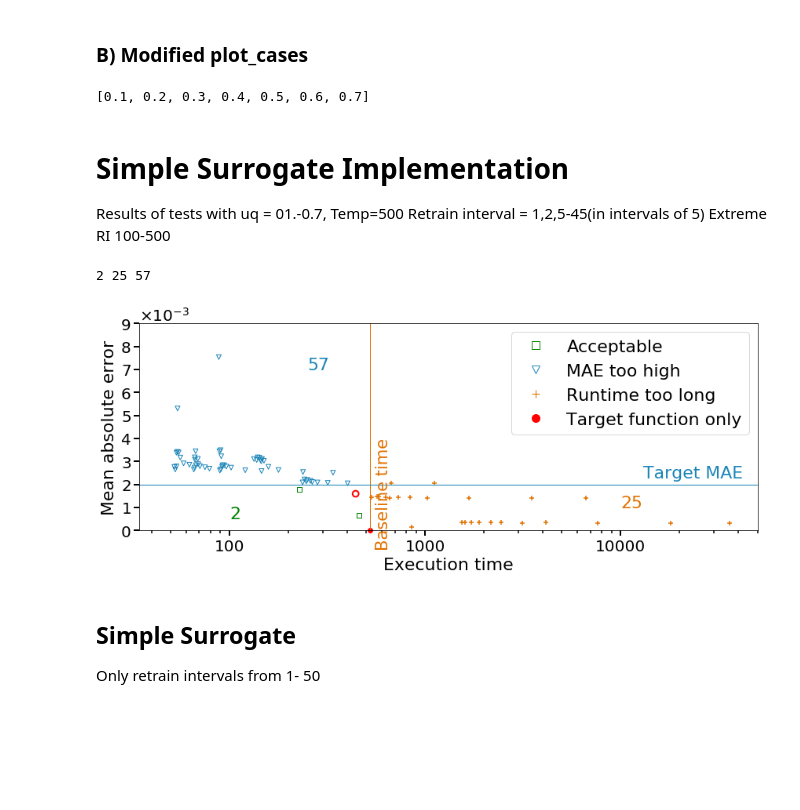
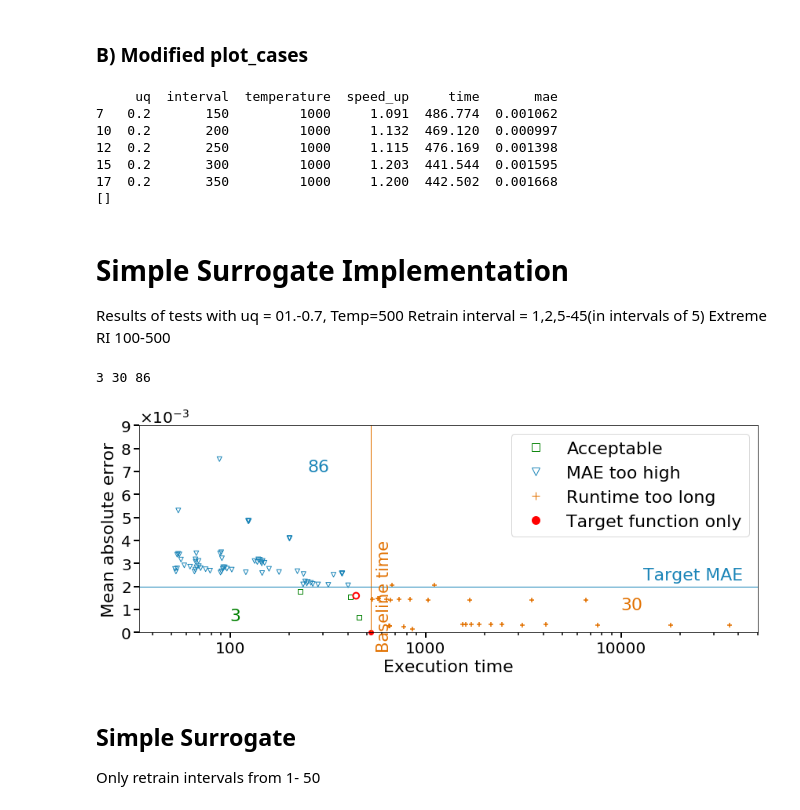
Before and after one commit to YulianaGomez/proxima_analysis, a Jupyter notebook: notebooks/Integrated.ipynb, the cells around one changed output. Drawn from its saved outputs; the diff is of its cells as text; code cells hidden in the pictures; blank space fills up the shorter version.

```diff
--- a/notebooks/Integrated.ipynb
+++ b/notebooks/Integrated.ipynb
@@ -34,8 +34,10 @@ experiments = [
     'SS_RI300', ## Simple Surrogate with RI 300
     'SS-UQ02_I50', ## Simple surrogate, uq: 0.2, All temps, RI: 50
     'SS-UQall_I50', ## Simple surrogate,, all UQ, Temp: 500, RI: 50
-    'surrogate-all_params', ## Simple surrogate, all uq, all temps, RI: 1,50, 100,500
+    'surrogate-all_params', ## Simple surrogate, all uq, 500,1000K, RI: 1,50(for 500K), 100,500(1000K)
     'dyn_nostreak', ##Proxima - dynamic alpha, no surrogate streak option
+    'SS-500k_allparams', ## Simple surrogate, all uq, 500k, RI: 1,50, 100-500
+
 ]
 root_path = '../proxima_data'
 # %% [markdown]
@@ -165,13 +168,23 @@ def _plot_cases_adapted(cases): #df_a, df_b, df_c, df_d):
 
     plt.tight_layout()
 # %%
-#r = results['surrogate-all_params']
-#print(r[(r['time']<523.21) & (r['mae']<0.002) & (r['temperature']==500)])
-df = results['surrogate-all_params']
+#data = 'SS-500k_allparams'
+data = 'surrogate-all_params'
+r = results[data]
+tg_time = 523.21
+mae_target = 0.002
+print(r[(r['time']<tg_time) & (r['mae']<mae_target) & (r['temperature']==1000)])
+df = results[data]
 df2 = df[df['temperature']==500]
 print(sorted(list(set(list(df2['uq'])))))
 # %% [output]
-[0.1, 0.2, 0.3, 0.4, 0.5, 0.6, 0.7]
+     uq  interval  temperature  speed_up     time       mae
+7   0.2       150         1000     1.091  486.774  0.001062
+10  0.2       200         1000     1.132  469.120  0.000997
+12  0.2       250         1000     1.115  476.169  0.001398
+15  0.2       300         1000     1.203  441.544  0.001595
+17  0.2       350         1000     1.200  442.502  0.001668
+[]
 # %% [markdown]
 # Simple Surrogate Implementation
 Results of tests with
@@ -180,16 +193,17 @@ Temp=500
 Retrain interval = 1,2,5-45(in intervals of 5)
 Extreme RI 100-500
 # %%
-df = results['surrogate-all_params']
+#df = results['surrogate-all_params']
+df =results['SS-500k_allparams']
 df2 = df[df['temperature']==500]
 cases = (
         {'df': df2, 'x':'time', 'y':'mae', 'color':'Green', 'marker':'x'},
     )
 _plot_cases_adapted(cases)
 #plt.savefig('Figures/ss_extremeparams.pdf')
 # %% [output]
-2 25 57
+3 30 86
-[figure, old version]
+[figure, new version]
 # %% [markdown]
 ## Simple Surrogate
 Only retrain intervals from 1- 50
```
Also changed, not shown: parts of 6 cells of this notebook.
